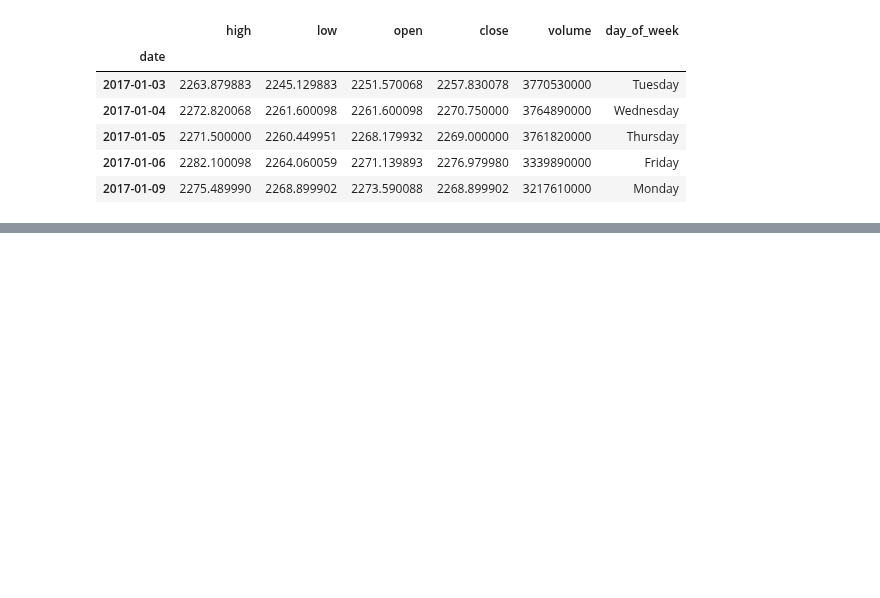
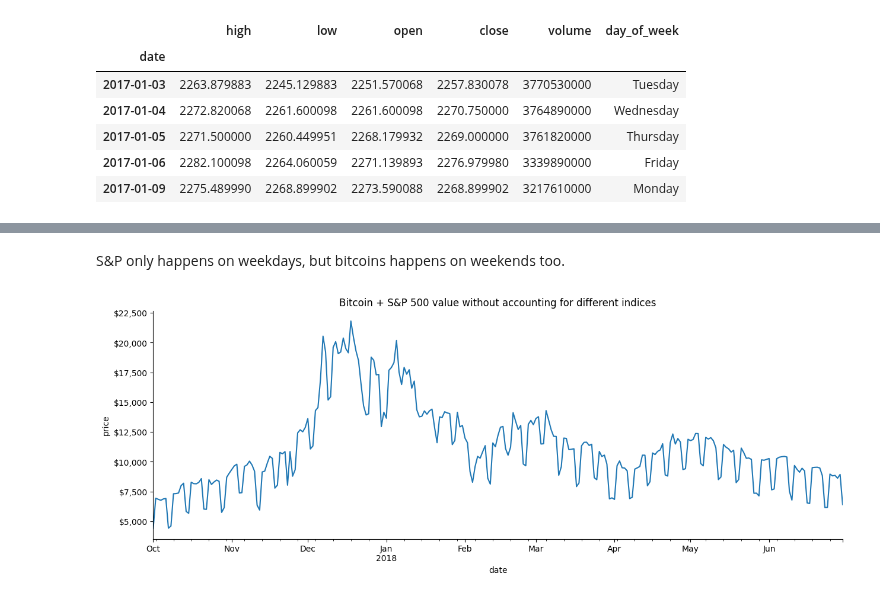
Before and after one commit to cacaprog/data-analysis-pandas, a Jupyter notebook: ch_03/3-cleanning.ipynb, the cells around one changed output, grey strips where cells are left out. Drawn from its saved outputs; the diff is of its cells as text; code cells hidden in the pictures; blank space fills up the shorter version.

```diff
--- a/ch_03/3-cleanning.ipynb
+++ b/ch_03/3-cleanning.ipynb
@@ -475,0 +478,6 @@ sp.head()\
+# %%
+bitcoin = pd.read_csv(
+    'data/bitcoin.csv', index_col='date',
+    parse_dates=True
+).drop(columns=['market_cap'])
+bitcoin.head()
@@ -475,0 +494,3 @@ sp.head()\
+# %%
+portfolio = pd.concat([sp, bitcoin], sort=False)\
+    .groupby(level='date').sum()
@@ -475,0 +514,23 @@ sp.head()\
+# %% [markdown]
+S&P only happens on weekdays, but bitcoins happens on weekends too.
+# %%
+import matplotlib.pyplot as plt
+from matplotlib.ticker import StrMethodFormatter
+
+# plot the closing price from Q4 2017 through Q2 2018
+ax = portfolio['2017-Q4':'2018-Q2'].plot(
+    y='close', figsize=(15, 5), legend=False,
+    title='Bitcoin + S&P 500 value without accounting '
+    'for different indices'
+)
+
+# formatting
+ax.set_ylabel('price')
+ax.yaxis.set_major_formatter(StrMethodFormatter('${x:,.0f}'))
+for spine in ['top', 'right']:
+    ax.spines[spine].set_visible(False)
+
+# show the plot
+plt.show()
+# %% [output]
+[figure, added]
```
Also changed, not shown: parts of 12 cells of this notebook, 5 other files.
